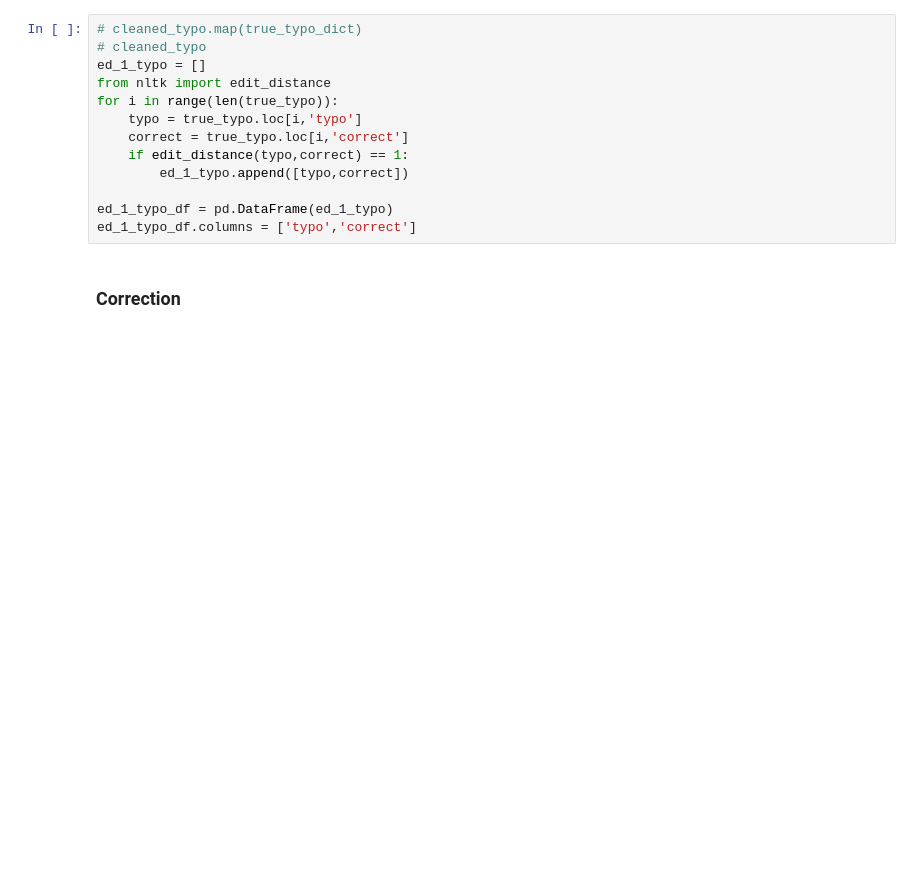
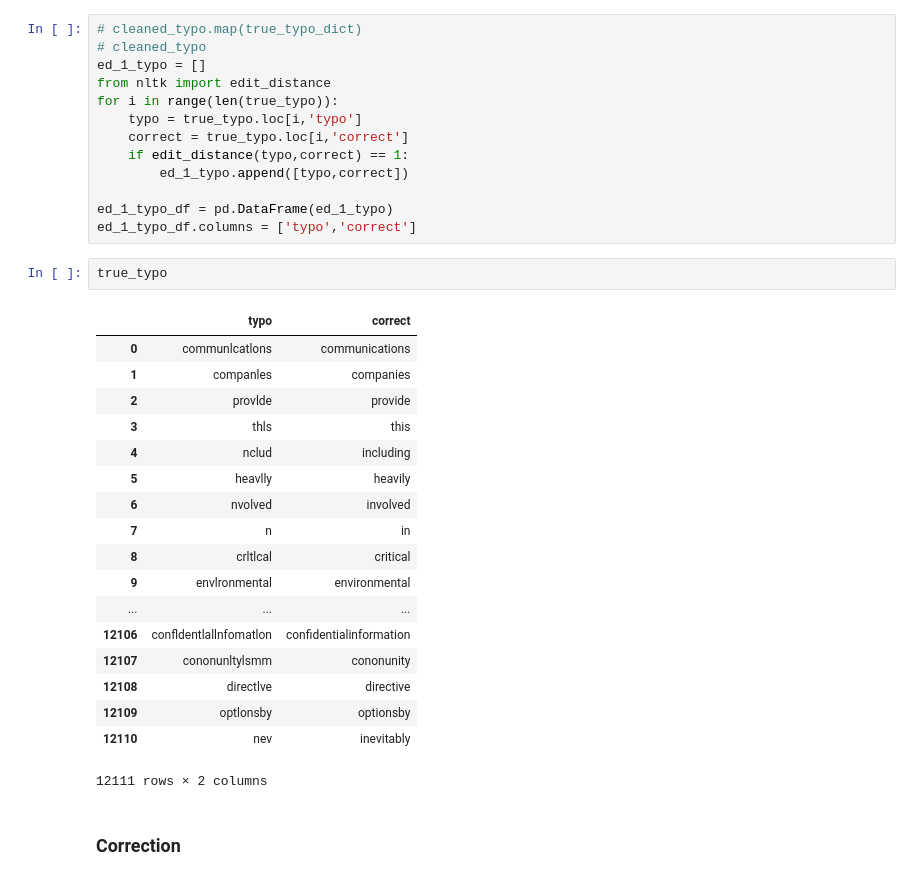
Before and after one commit to TZstatsADS/Spring2019-Proj4-grp6, a Jupyter notebook: doc/Correction.ipynb, the cells around one changed output. Cells and saved outputs as stored; diff of their text form; blank space fills up the shorter version.

```diff
--- a/doc/Correction.ipynb
+++ b/doc/Correction.ipynb
@@ -515,6 +521,27 @@ for i in range(len(true_typo)):
 
 ed_1_typo_df = pd.DataFrame(ed_1_typo)
 ed_1_typo_df.columns = ['typo','correct']
+# %%
+true_typo
+# %% [output]
+|  | typo | correct |
+| 0 | communlcatlons | communications |
+| 1 | companles | companies |
+| 2 | provlde | provide |
+| 3 | thls | this |
+| 4 | nclud | including |
+| 5 | heavlly | heavily |
+| 6 | nvolved | involved |
+| 7 | n | in |
+| 8 | crltlcal | critical |
+| 9 | envlronmental | environmental |
+| ... | ... | ... |
+| 12106 | confldentlallnfomatlon | confidentialinformation |
+| 12107 | cononunltylsmm | cononunity |
+| 12108 | directlve | directive |
+| 12109 | optlonsby | optionsby |
+| 12110 | nev | inevitably |
+12111 rows × 2 columns
 # %% [markdown]
 ### Correction
 # %%
```
Also changed, not shown: parts of 22 cells of this notebook, 1 other file.
